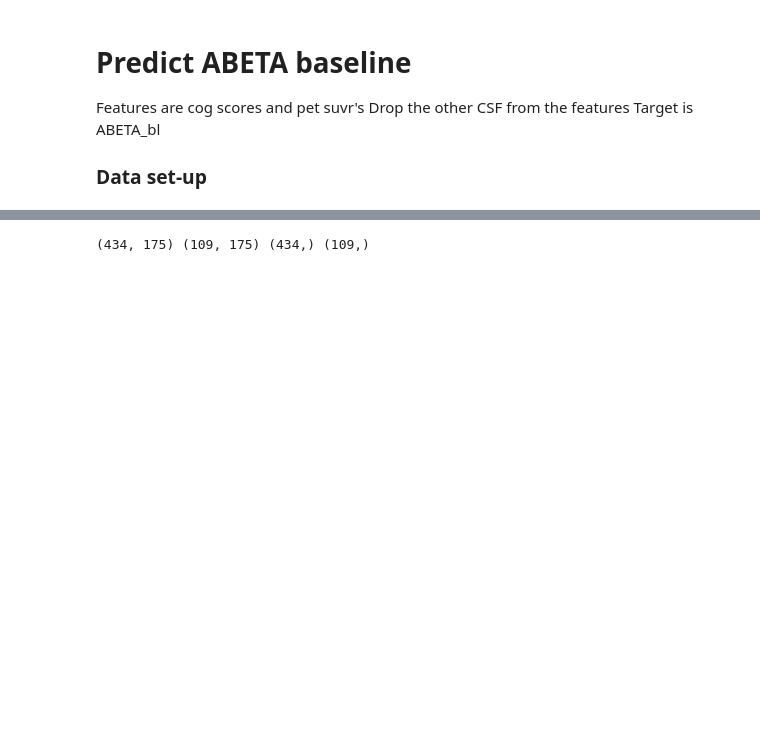
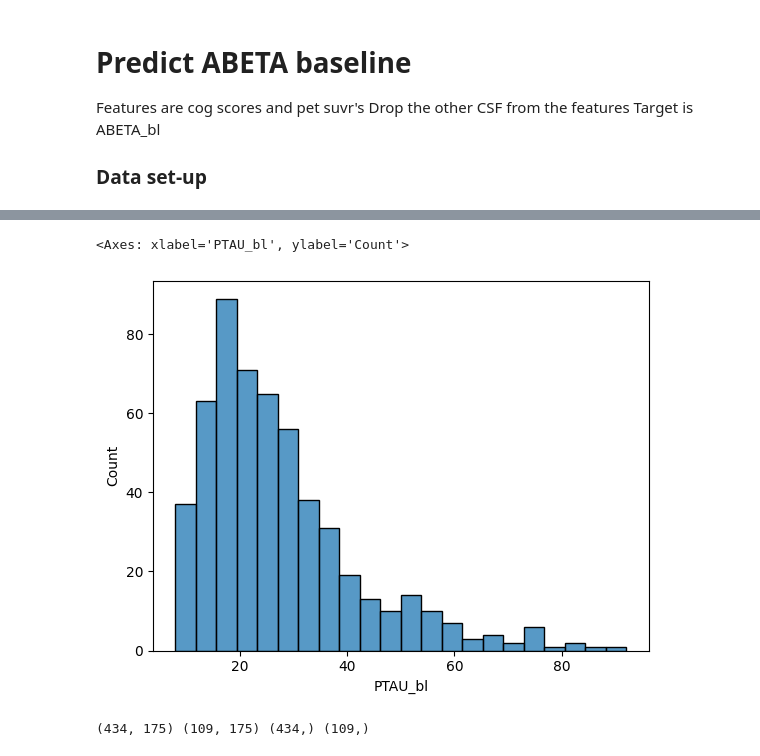
Before and after one commit to Aquila69420/adni-ml, a Jupyter notebook: huw_model.ipynb, the cells around one changed output, grey strips where cells are left out. Drawn from its saved outputs; the diff is of its cells as text; code cells hidden in the pictures; blank space fills up the shorter version.

```diff
--- a/huw_model.ipynb
+++ b/huw_model.ipynb
@@ -36,3 +44,10 @@ Target is ABETA_bl
+# %%
+
+
+sns.histplot(df['PTAU_bl'])
+# %% [output]
+<Axes: xlabel='PTAU_bl', ylabel='Count'>
+[figure, added]
 # %%
 X = df.drop(columns = ['ABETA_bl', 'TAU_bl', 'PTAU_bl'], axis = 1)
 y = df['ABETA_bl']
```
Also changed, not shown: parts of 22 cells of this notebook.
